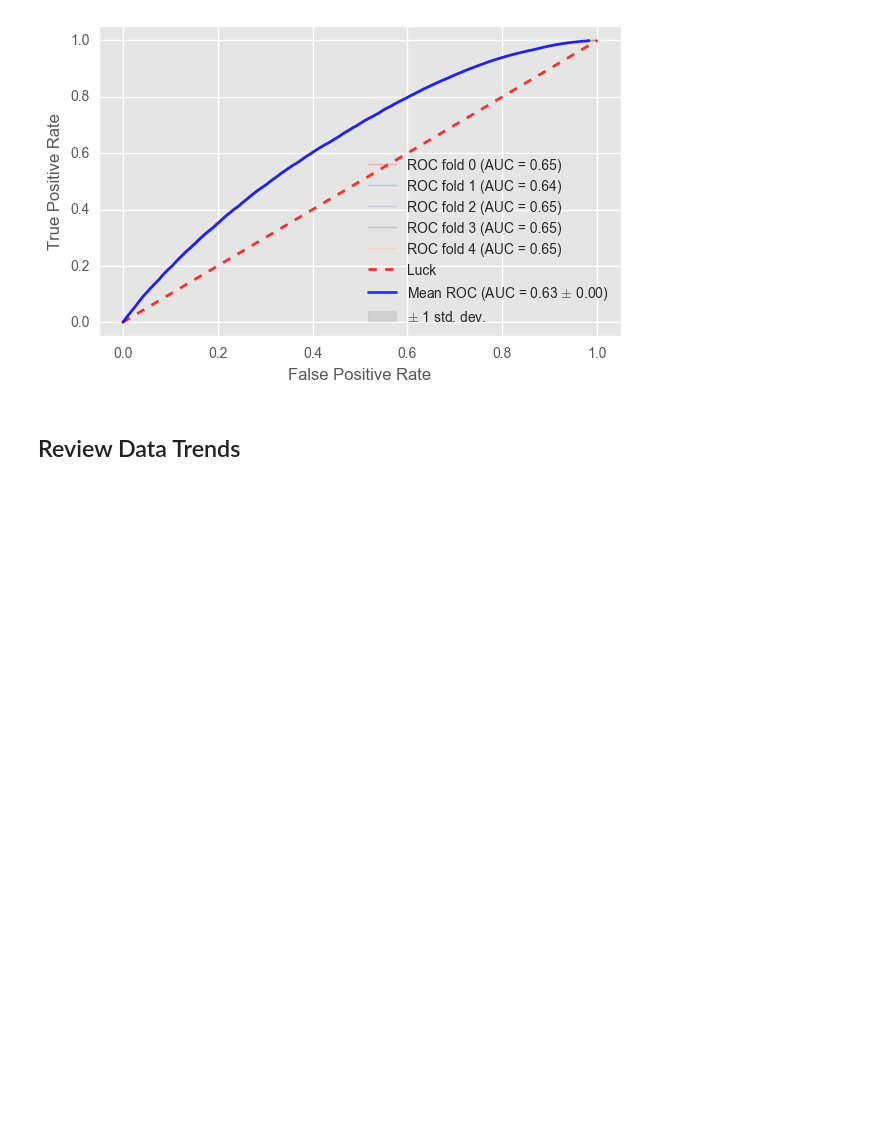
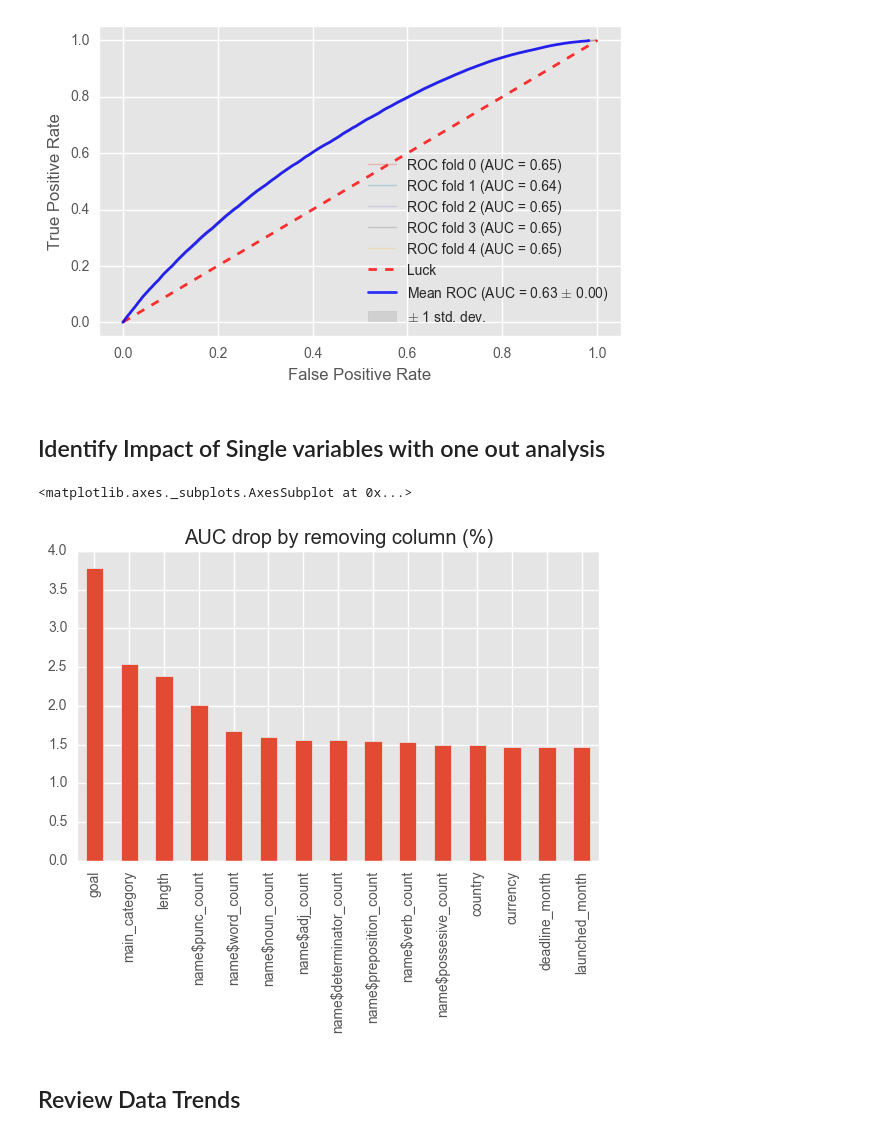
Before and after one commit to tdeason416/DS6372_grp2, a Jupyter notebook: Modeling.ipynb, the cells around one changed output. Drawn from its saved outputs; the diff is of its cells as text; code cells hidden in the pictures; blank space fills up the shorter version.

Commit message:
added AUC drop for one out analysis

```diff
--- a/Modeling.ipynb
+++ b/Modeling.ipynb
@@ -184,6 +184,23 @@ func.plot_auc(tups)
 0.627440440737
 0.00122216297518
 [figure]
+# %% [markdown]
+## Identify Impact of Single variables with one out analysis
+# %%
+auc_mean = pd.Series()
+for i in features.drop('success').index:
+    df_ = df_logis[[col for col in df_logis.columns if col.split('&')[0] != i]]
+    prob_folds, atcual = func.cv_build_model(df_, 'success', n_estimators=30)
+    tups = []
+    for pf, atc in zip(prob_folds, atcual):
+        tups.append(func.find_auc(pf[:,1], atc))
+    auc_mean[i.split('&')[0]] = np.mean([j[2] for j in tups])
+# %%
+((1- auc_mean.sort_values()) *100).plot(kind='bar',
+                                 title='AUC drop by removing column (%)')
+# %% [output]
+<matplotlib.axes._subplots.AxesSubplot at 0x...>
+[figure, added]
 # %% [markdown]
 ## Review Data Trends
 # %%
```
